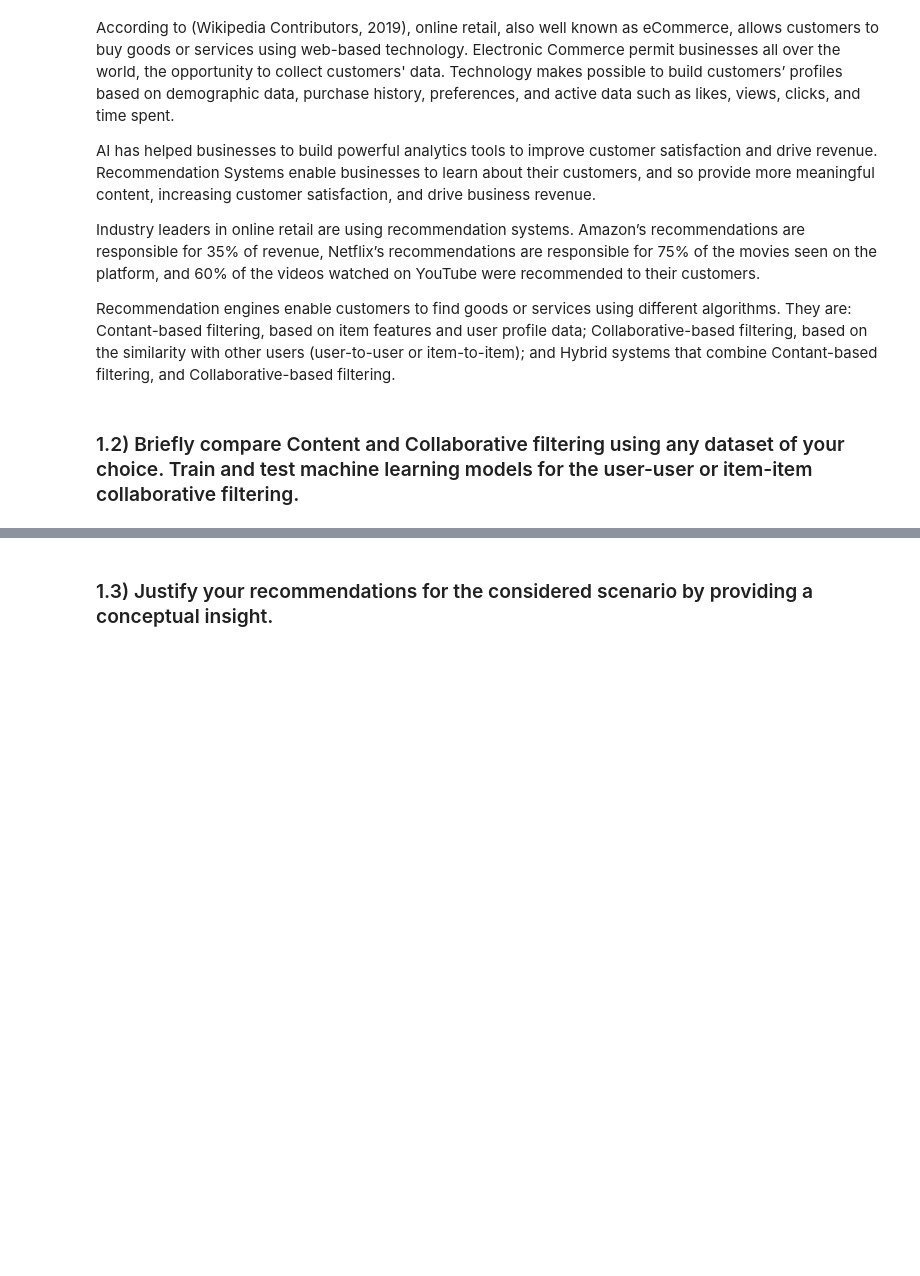
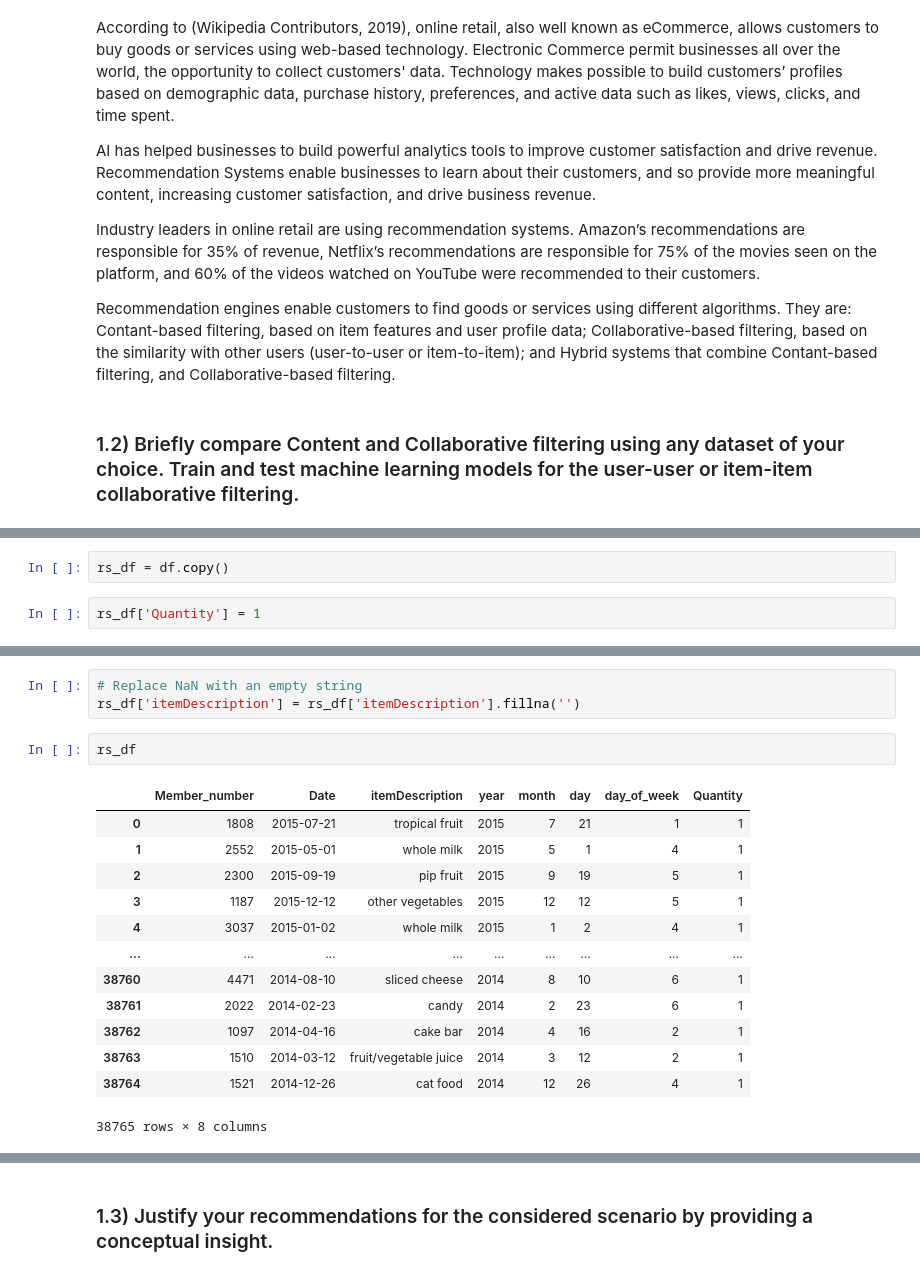
Before and after one commit to norodrigues111/Python-ML-Recommendation-System-and-Market-Basket-Analysis, a Jupyter notebook: NataliaRodrigues_HDip_DViz_ML_IntegratedCA.ipynb, the cells around one changed output, grey strips where cells are left out. Cells and saved outputs as stored; diff of their text form; blank space fills up the shorter version.

```diff
--- a/NataliaRodrigues_HDip_DViz_ML_IntegratedCA.ipynb
+++ b/NataliaRodrigues_HDip_DViz_ML_IntegratedCA.ipynb
@@ -189,0 +199,4 @@ Recommendation engines enable customers to find goods or services using differen
+# %%
+rs_df = df.copy()
+# %%
+rs_df['Quantity'] = 1
@@ -189,0 +385,19 @@ Recommendation engines enable customers to find goods or services using differen
+# %%
+# Replace NaN with an empty string
+rs_df['itemDescription'] = rs_df['itemDescription'].fillna('')
+# %%
+rs_df
+# %% [output]
+|  | Member_number | Date | itemDescription | year | month | day | day_of_week | Quantity |
+| 0 | 1808 | 2015-07-21 | tropical fruit | 2015 | 7 | 21 | 1 | 1 |
+| 1 | 2552 | 2015-05-01 | whole milk | 2015 | 5 | 1 | 4 | 1 |
+| 2 | 2300 | 2015-09-19 | pip fruit | 2015 | 9 | 19 | 5 | 1 |
+| 3 | 1187 | 2015-12-12 | other vegetables | 2015 | 12 | 12 | 5 | 1 |
+| 4 | 3037 | 2015-01-02 | whole milk | 2015 | 1 | 2 | 4 | 1 |
+| ... | ... | ... | ... | ... | ... | ... | ... | ... |
+| 38760 | 4471 | 2014-08-10 | sliced cheese | 2014 | 8 | 10 | 6 | 1 |
+| 38761 | 2022 | 2014-02-23 | candy | 2014 | 2 | 23 | 6 | 1 |
+| 38762 | 1097 | 2014-04-16 | cake bar | 2014 | 4 | 16 | 2 | 1 |
+| 38763 | 1510 | 2014-03-12 | fruit/vegetable juice | 2014 | 3 | 12 | 2 | 1 |
+| 38764 | 1521 | 2014-12-26 | cat food | 2014 | 12 | 26 | 4 | 1 |
+38765 rows × 8 columns
```
Also changed, not shown: parts of 57 cells of this notebook.
